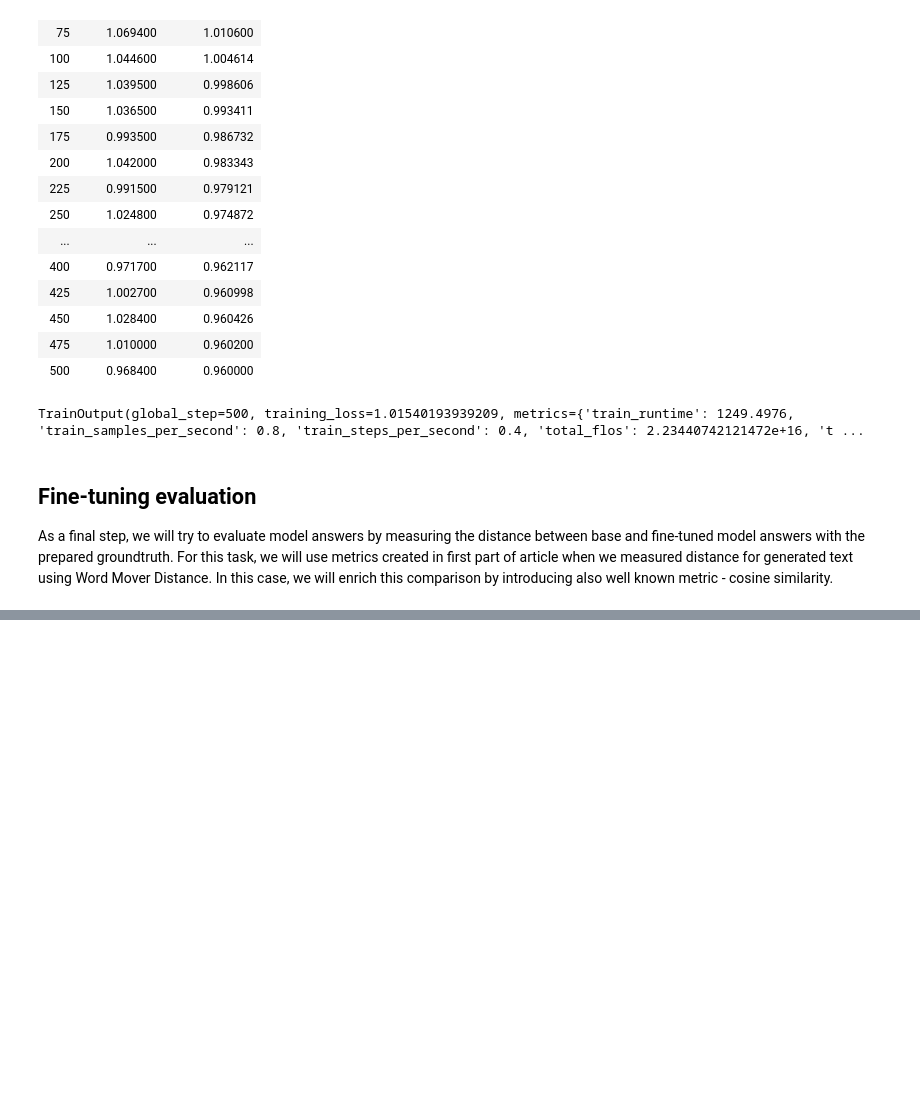
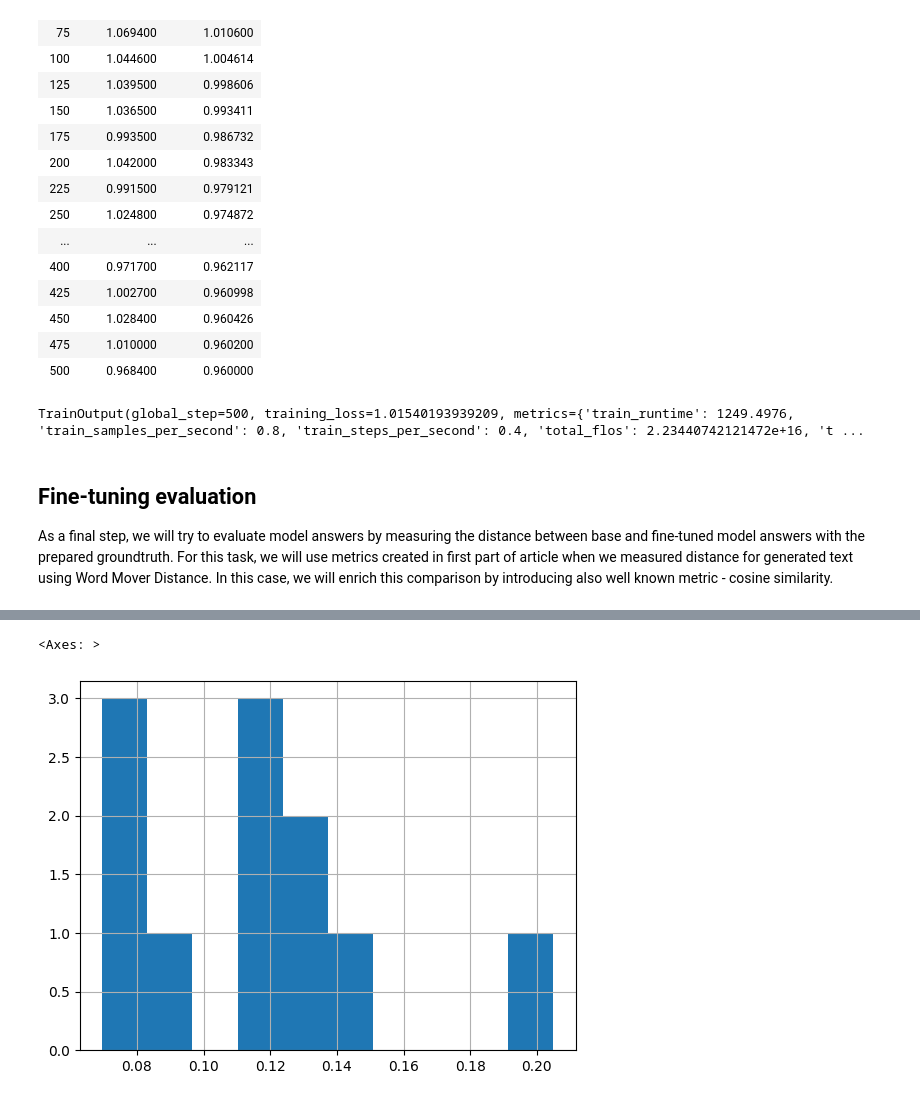
Before and after one commit to witold87/llm-bielik-ft-legal, a Jupyter notebook: src/llm-bielik-ft-fine-tuning-part-II.ipynb, the cells around one changed output, grey strips where cells are left out. Saved outputs shown, nothing was run; the diff lists cells and outputs as text; code cells hidden in the pictures; blank space fills up the shorter version.

```diff
--- a/src/llm-bielik-ft-fine-tuning-part-II.ipynb
+++ b/src/llm-bielik-ft-fine-tuning-part-II.ipynb
@@ -255,0 +314,5 @@ As a final step, we will try to evaluate model answers by measuring the distance
+# %%
+pd.plotting.hist_series(data['wmd_finetuned_model'])
+# %% [output]
+<Axes: >
+[figure, added]
```
Also changed, not shown: parts of 15 cells of this notebook, 2 other files.
